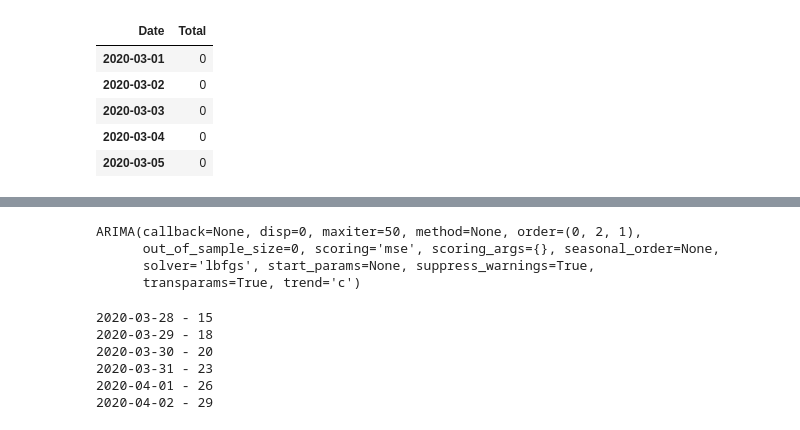
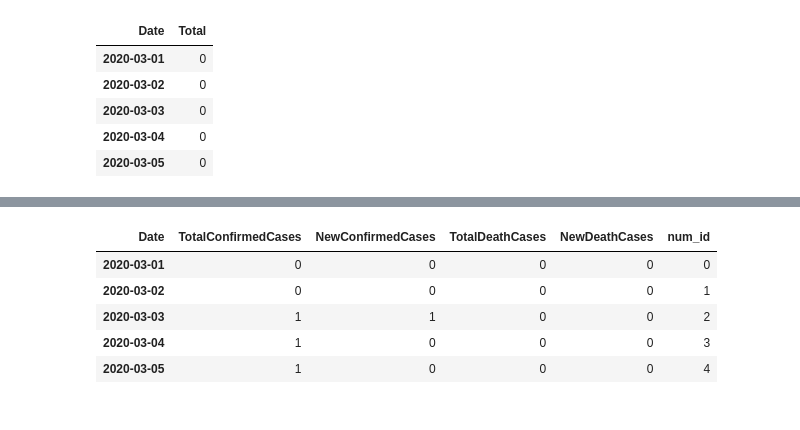
Before and after one commit to lprone/coronavirus, a Jupyter notebook: coronavirus-argentina.ipynb, the cells around one changed output, grey strips where cells are left out. Cells and saved outputs as stored; diff of their text form; code cells hidden in the pictures.

```diff
--- a/coronavirus-argentina.ipynb
+++ b/coronavirus-argentina.ipynb
@@ -203,7 +149,0 @@ Total fit time: 3.180 seconds
-# %%
-deaths_model.fit(data_argentina.TotalDeathCases)
-# %% [output]
-ARIMA(callback=None, disp=0, maxiter=50, method=None, order=(0, 2, 1),
-      out_of_sample_size=0, scoring='mse', scoring_args={}, seasonal_order=None,
-      solver='lbfgs', start_params=None, suppress_warnings=True,
-      transparams=True, trend='c')
@@ -212,10 +150,10 @@ deaths_forecast = deaths_model.predict(n_periods=predicted_days)
-# %%
-for x in range (0, predicted_days):
-    print(str(firstPredictionDay + datetime.timedelta(days = x))[0:10] + " - " +str(int(deaths_forecast[x])))
-# %% [output]
-2020-03-28 - 15
-2020-03-29 - 18
-2020-03-30 - 20
-2020-03-31 - 23
-2020-04-01 - 26
-2020-04-02 - 29
+# %%
+data_argentina['num_id'] = np.arange(len(data_argentina))
+data_argentina.head()
+# %% [output]
+| Date | TotalConfirmedCases | NewConfirmedCases | TotalDeathCases | NewDeathCases | num_id |
+| 2020-03-01 | 0 | 0 | 0 | 0 | 0 |
+| 2020-03-02 | 0 | 0 | 0 | 0 | 1 |
+| 2020-03-03 | 1 | 1 | 0 | 0 | 2 |
+| 2020-03-04 | 1 | 0 | 0 | 0 | 3 |
+| 2020-03-05 | 1 | 0 | 0 | 0 | 4 |
```
Also changed, not shown: parts of 24 cells of this notebook.
